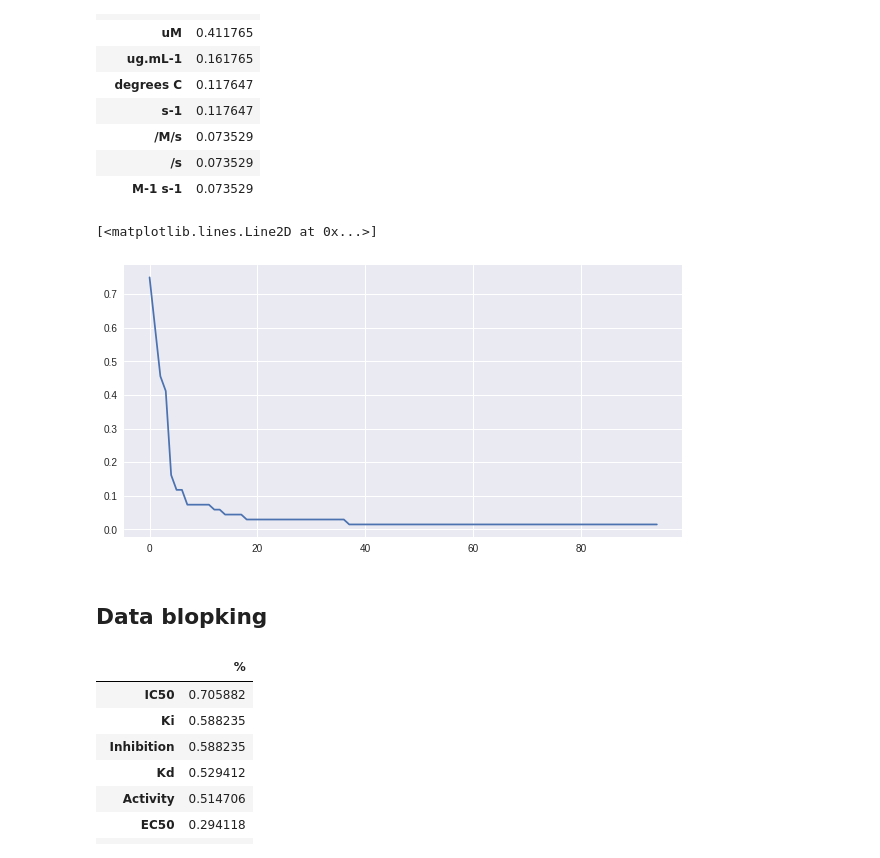
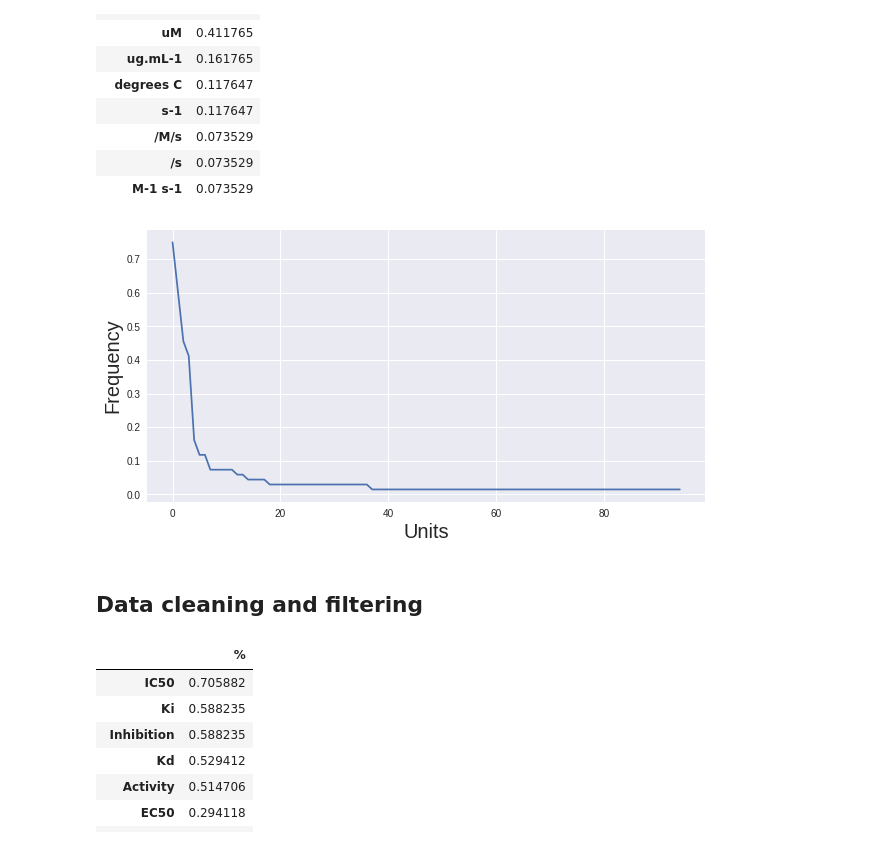
Before and after one commit to amrhamedp/PDBbind_ligand_based, a Jupyter notebook: ChEMBL_analysis.ipynb, the cells around one changed output. Drawn from its saved outputs; the diff is of its cells as text; code cells hidden in the pictures.

```diff
--- a/ChEMBL_analysis.ipynb
+++ b/ChEMBL_analysis.ipynb
@@ -161,12 +194,13 @@ frequency_units.head(10)
 | M-1 s-1 | 0.073529 |
 # %%
 plt.figure(figsize=((10, 5)))
-plt.plot(frequency_units['%'].values)
+plt.xlabel('Units', fontsize=20)
+plt.ylabel('Frequency', fontsize=20)
+plt.plot(frequency_units['%'].values);
 # %% [output]
-[<matplotlib.lines.Line2D at 0x...>]
-[figure, old version]
+[figure, new version]
-# %% [markdown]
-<h2>Data blopking</h2>
+# %% [markdown]
+## Data cleaning and filtering
 # %%
 frequency_bioact[frequency_bioact['%'] > 0.15]
 # %% [output]
```
Also changed, not shown: parts of 18 cells of this notebook, 1 other file.
